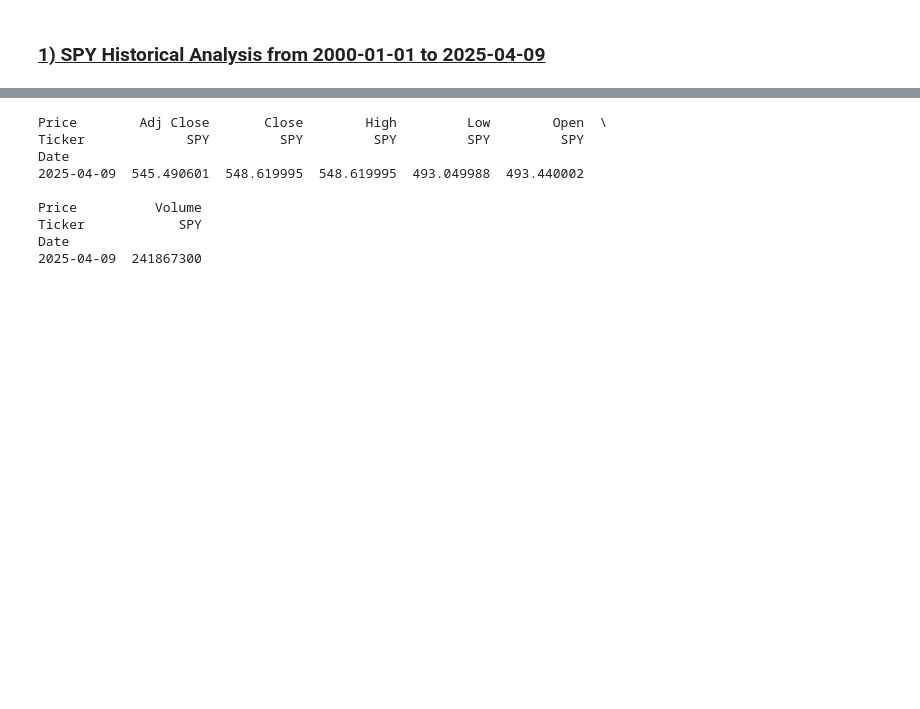
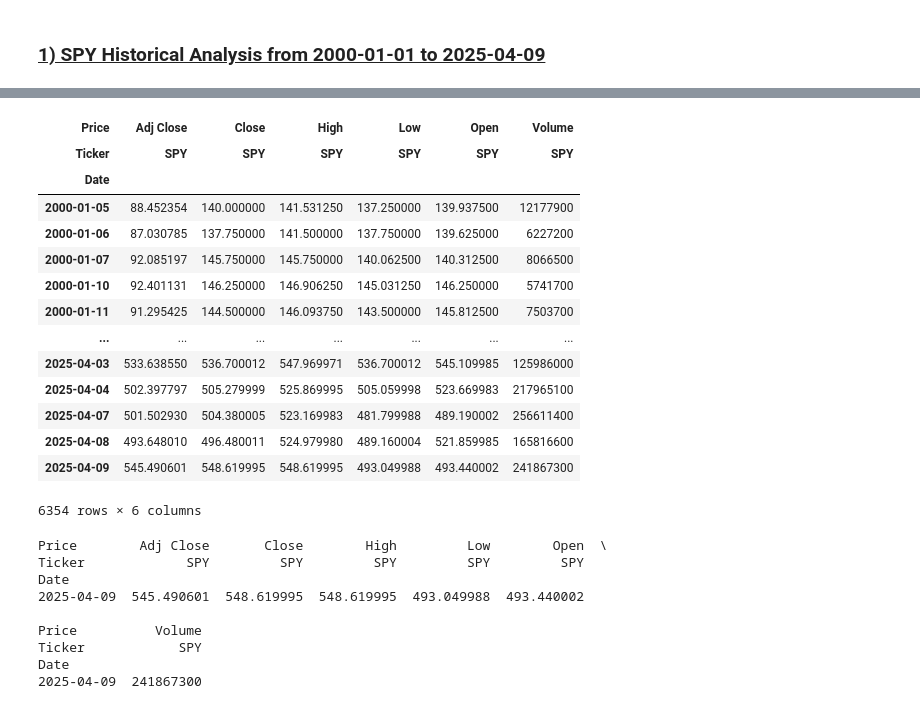
Before and after one commit to yangyee-hub/options-bullish-risk-reversal-strategy-analysis, a Jupyter notebook: code/0_spy_data_exploration_and_preprocessing.ipynb, the cells around one changed output, grey strips where cells are left out. Cells and saved outputs as stored; diff of their text form; code cells hidden in the pictures; blank space fills up the shorter version.

```diff
--- a/code/0_spy_data_exploration_and_preprocessing.ipynb
+++ b/code/0_spy_data_exploration_and_preprocessing.ipynb
@@ -79,6 +80,24 @@ df_spy
 | 2025-04-08 | 493.648010 | 496.480011 | 524.979980 | 489.160004 | 521.859985 | 165816600 |
 | 2025-04-09 | 545.490601 | 548.619995 | 548.619995 | 493.049988 | 493.440002 | 241867300 |
 6356 rows × 6 columns
+# %%
+df_spy
+# %% [output]
+| Price | Adj Close | Close | High | Low | Open | Volume |
+| Ticker | SPY | SPY | SPY | SPY | SPY | SPY |
+| Date |  |  |  |  |  |  |
+| 2000-01-05 | 88.452354 | 140.000000 | 141.531250 | 137.250000 | 139.937500 | 12177900 |
+| 2000-01-06 | 87.030785 | 137.750000 | 141.500000 | 137.750000 | 139.625000 | 6227200 |
+| 2000-01-07 | 92.085197 | 145.750000 | 145.750000 | 140.062500 | 140.312500 | 8066500 |
+| 2000-01-10 | 92.401131 | 146.250000 | 146.906250 | 145.031250 | 146.250000 | 5741700 |
+| 2000-01-11 | 91.295425 | 144.500000 | 146.093750 | 143.500000 | 145.812500 | 7503700 |
+| ... | ... | ... | ... | ... | ... | ... |
+| 2025-04-03 | 533.638550 | 536.700012 | 547.969971 | 536.700012 | 545.109985 | 125986000 |
+| 2025-04-04 | 502.397797 | 505.279999 | 525.869995 | 505.059998 | 523.669983 | 217965100 |
+| 2025-04-07 | 501.502930 | 504.380005 | 523.169983 | 481.799988 | 489.190002 | 256611400 |
+| 2025-04-08 | 493.648010 | 496.480011 | 524.979980 | 489.160004 | 521.859985 | 165816600 |
+| 2025-04-09 | 545.490601 | 548.619995 | 548.619995 | 493.049988 | 493.440002 | 241867300 |
+6354 rows × 6 columns
 # %%
 row_df = df_spy.loc[[trade_start_date]]
 spy_close = row_df[("Close", "SPY")].iloc[0]
```
Also changed, not shown: parts of 13 cells of this notebook, 21 other files.
